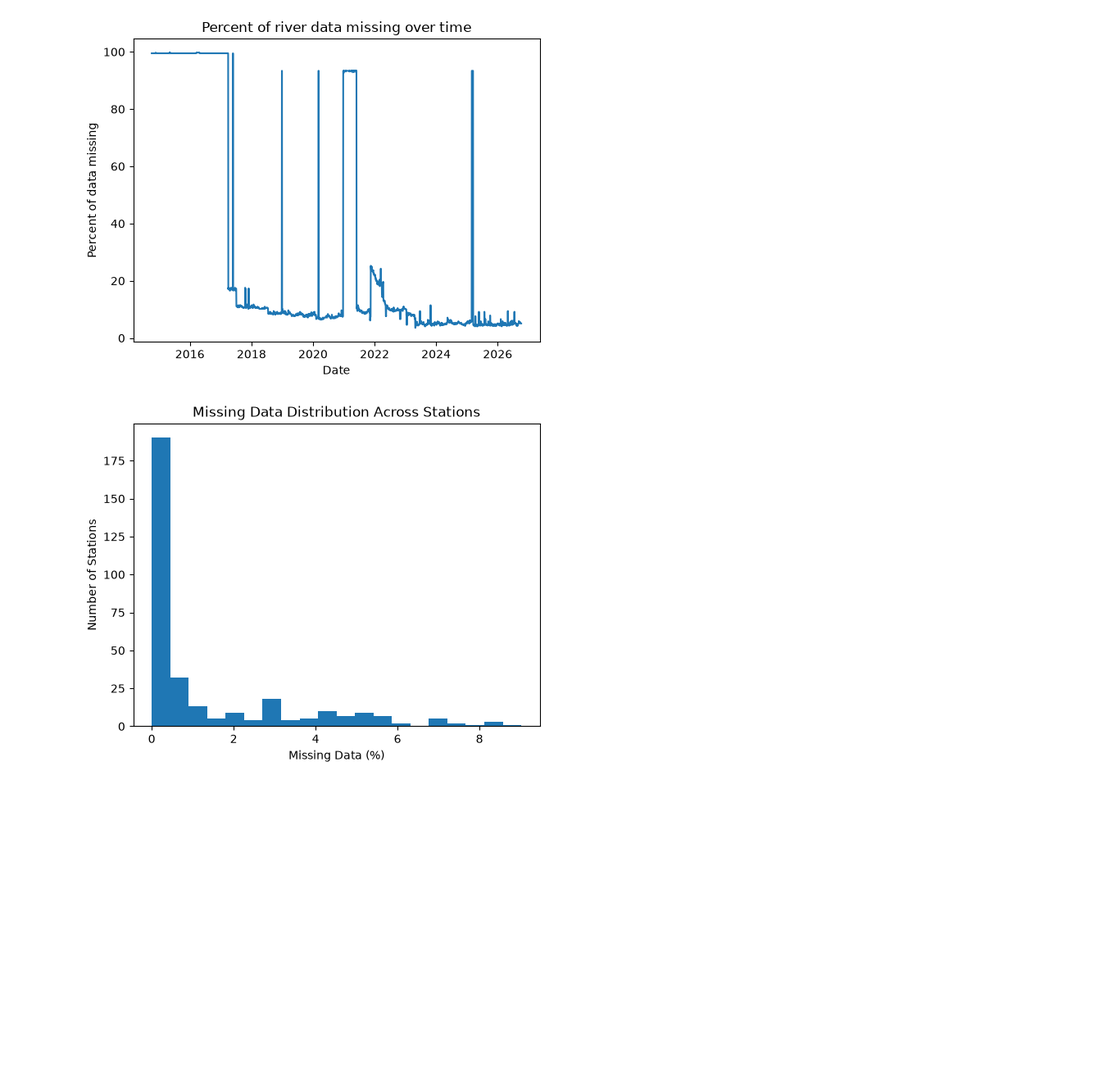
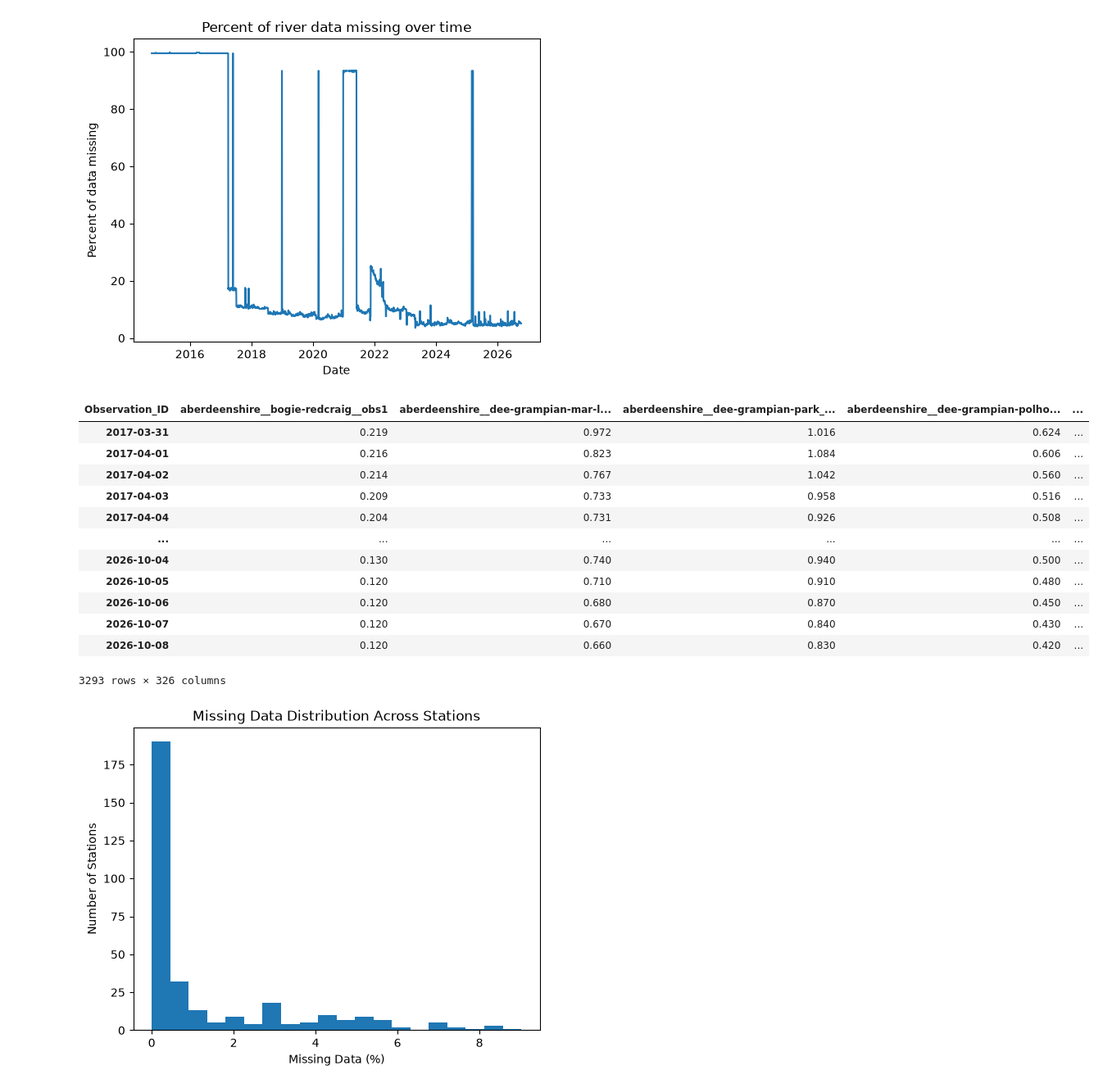
Before and after one commit to Emma-Deyell/MLP-PROJ, a Jupyter notebook: project_emma.ipynb, the cells around one changed output. Shown at 82% size. Drawn from its saved outputs; the diff is of its cells as text; code cells hidden in the pictures; blank space fills up the shorter version.

```diff
--- a/project_emma.ipynb
+++ b/project_emma.ipynb
@@ -130,28 +130,43 @@ filtered_avg = good1[keep1]
 # %%
 #=================
 # DF MIN
 #==================
 #Work withdata in wide form
 df_min = df_min.replace(999999.999, np.nan) # get rid of likely imputed 999999 values
 dates2 = pd.to_datetime(df_min.columns[3:], dayfirst=True)   # dd/mm/yyyy strings
 vals2 = df_min.iloc[:, 3:].copy()
 vals2.columns = dates2
 vals2.index = df_min["Observation_ID"]        # or Station_Name, if it's unique
 vals2 = vals2.T                                # rows = dates, columns = stations
 
 # full daily data with NA rows where gaps were
 vals2 = vals2.reindex(pd.date_range(vals2.index.min(), vals2.index.max(), freq="D"))
 
 # drop stations not in scotland based on location plots
 vals2 = vals2.drop(columns = ['argyll-and-bute__portrush-argyll-and-bute-tidal-level__obs2', 'wigtown__bangor-wigtown-tidal-level__obs2', 'wigtown__port-erin-wigtown__obs2'])
 
 # drop big station-wide outage DAYS
 good2 = vals2[vals2.isna().mean(axis=1) <= 0.5] # compute for each date fraction of stations missing,get rid of dates with more than 50% missing
 
 # drop STATIONS that are missing too much of what's left
 miss2 = good2.isna().mean()
 keep2 = miss2.index[miss2 <= 0.1]       # only keep stations with 90% of data retained
 filtered_min = good2[keep2]
+filtered_min
+# %% [output]
+| Observation_ID | aberdeenshire__bogie-redcraig__obs1 | aberdeenshire__dee-grampian-mar-l... | aberdeenshire__dee-grampian-park_... | aberdeenshire__dee-grampian-polho... | ... |
+| 2017-03-31 | 0.219 | 0.972 | 1.016 | 0.624 | ... |
+| 2017-04-01 | 0.216 | 0.823 | 1.084 | 0.606 | ... |
+| 2017-04-02 | 0.214 | 0.767 | 1.042 | 0.560 | ... |
+| 2017-04-03 | 0.209 | 0.733 | 0.958 | 0.516 | ... |
+| 2017-04-04 | 0.204 | 0.731 | 0.926 | 0.508 | ... |
+| ... | ... | ... | ... | ... | ... |
+| 2026-10-04 | 0.130 | 0.740 | 0.940 | 0.500 | ... |
+| 2026-10-05 | 0.120 | 0.710 | 0.910 | 0.480 | ... |
+| 2026-10-06 | 0.120 | 0.680 | 0.870 | 0.450 | ... |
+| 2026-10-07 | 0.120 | 0.670 | 0.840 | 0.430 | ... |
+| 2026-10-08 | 0.120 | 0.660 | 0.830 | 0.420 | ... |
+3293 rows × 326 columns
 # %%
 #=================
 # DF MAX
```
Also changed, not shown: 5 other files.
